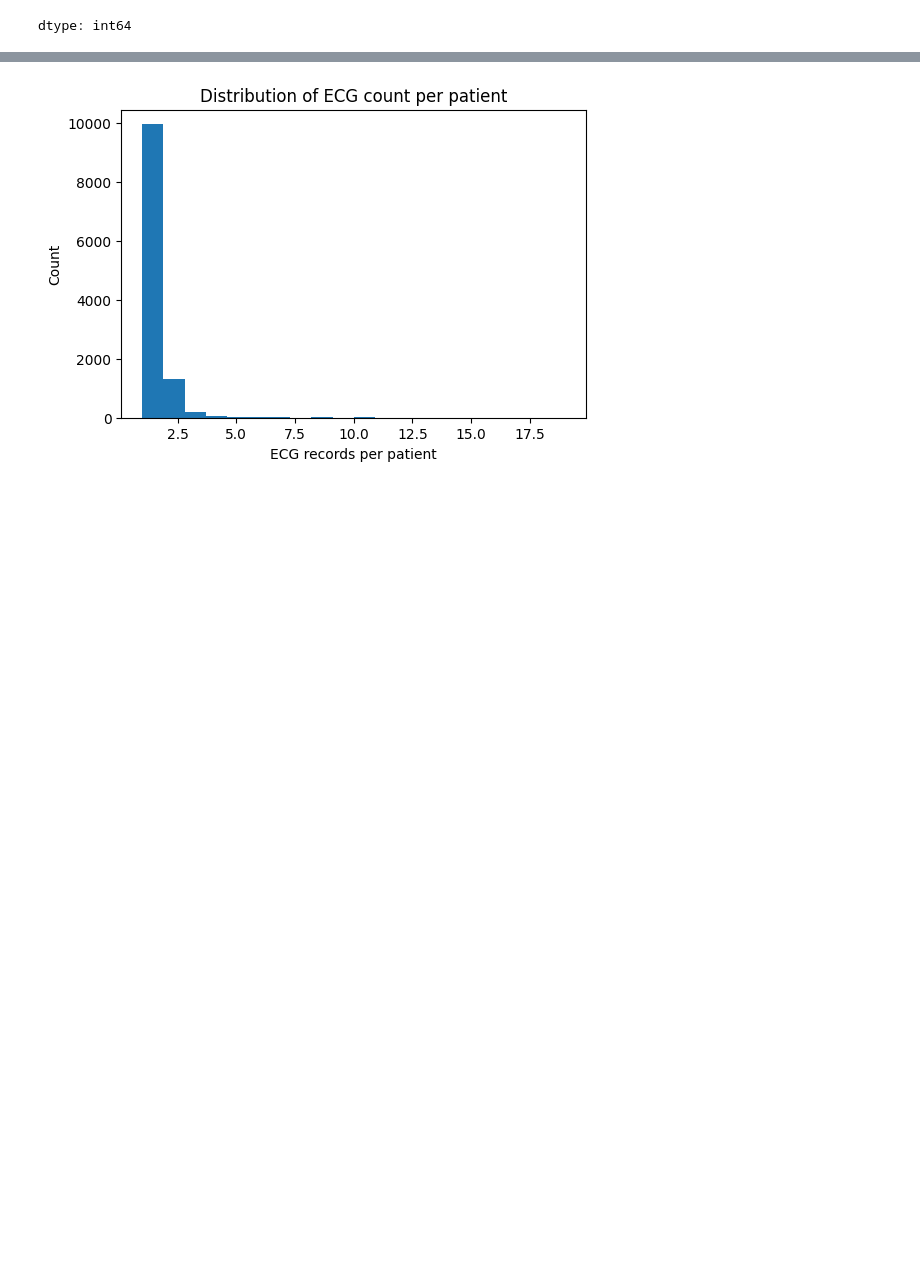
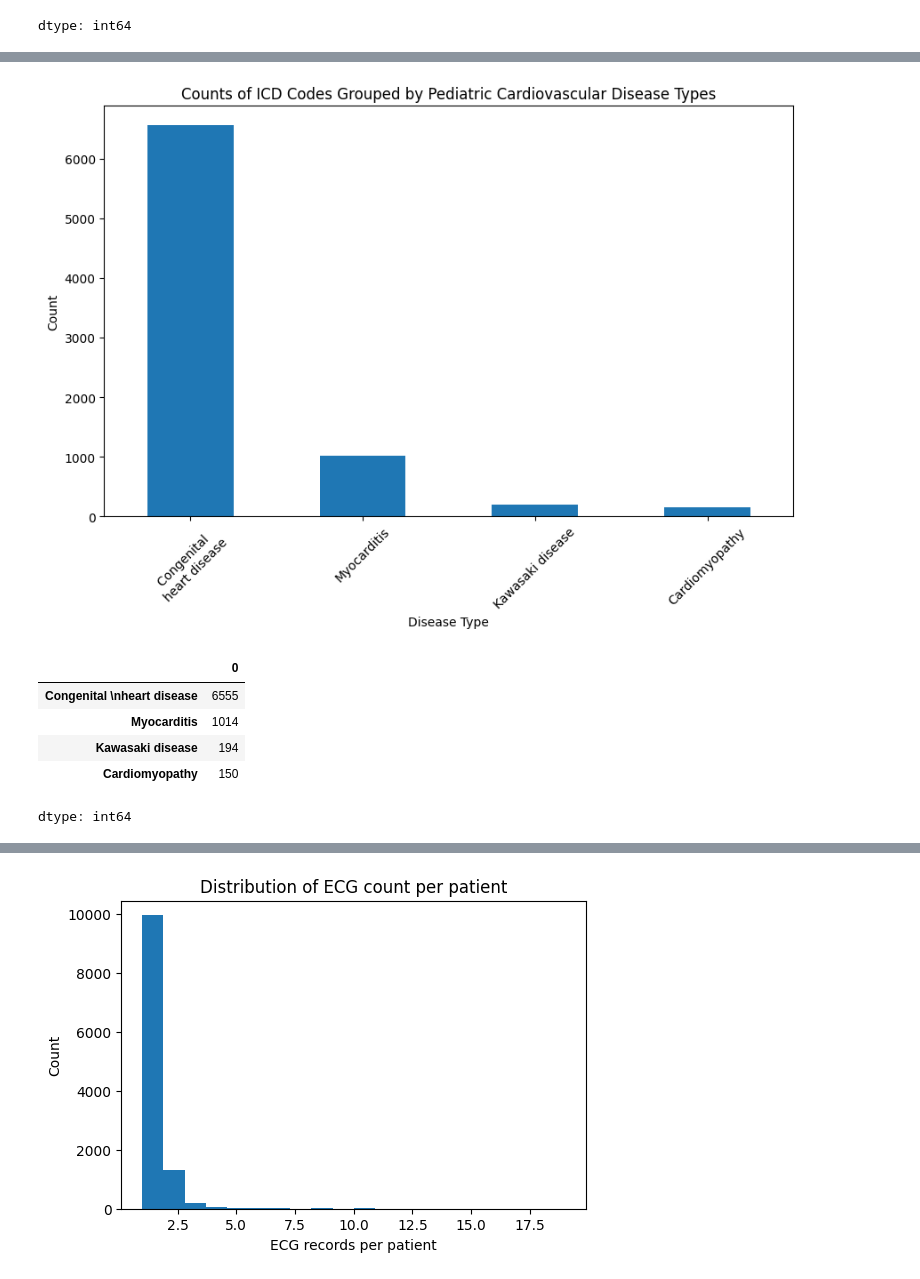
Before and after one commit to kiril-buga/Neural-Network-Training-Project, a Jupyter notebook: 1D_CNN_Multilabel_V1/DataExploration.ipynb, the cells around one changed output, grey strips where cells are left out. Cells and saved outputs as stored; diff of their text form; code cells hidden in the pictures; blank space fills up the shorter version.

```diff
--- a/1D_CNN_Multilabel_V1/DataExploration.ipynb
+++ b/1D_CNN_Multilabel_V1/DataExploration.ipynb
@@ -376,0 +375,76 @@ plt.show()
+# %%
+# === Load disease mapping from CSV ===
+df_map = pd.read_csv(DISEASE_PATH, encoding='latin1')
+
+# === Function to clean ICD codes as in preprocessing ===
+def clean_icd_str(icd):
+    icd = str(icd).strip().replace("'", "")
+    if ")" in icd:
+        icd = icd.split(")")[-1].strip()
+    return icd
+
+# Clean ICD codes in mapping file
+df_map["ICD_clean"] = df_map["ICD-10 Code"].apply(clean_icd_str)
+
+# === Create dictionary: ICD -> list of Disease Types ===
+icd_to_types = {}
+
+for _, row in df_map.iterrows():
+    icd = row["ICD_clean"]
+    dtype = row["Disease Type"]
+    icd_to_types.setdefault(icd, []).append(dtype)
+
+# === Load attributes dataset ===
+df_attr = pd.read_csv(ATTR_PATH)
+
+# === Function to clean ICD codes as in preprocessing ===
+def clean_icd_str(icd):
+    icd = str(icd).strip().replace("'", "")
+    if ")" in icd:
+        icd = icd.split(")")[-1].strip()
+    return icd
+
+# Extract ICD codes from dataset
+codes = (
+    df_attr["ICD-10 code"]
+    .dropna()
+    .astype(str)
+    .str.split(";")
+)
+
+# Clean and flatten ICD list
+clean_flat = []
+for lst in codes:
+    for x in lst:
+        cleaned = clean_icd_str(x)
+        clean_flat.append(cleaned)
+
+# === Count disease types, allowing multiple assignments ===
+type_counts = {}
+
+for icd in clean_flat:
+    if icd in icd_to_types:
+        types = icd_to_types[icd]
+        for t in types:
+            type_counts[t] = type_counts.get(t, 0) + 1
+
+type_counts = pd.Series(type_counts).sort_values(ascending=False)
+
+# === Plot ===
+plt.figure(figsize=(10,6))
+type_counts.plot(kind="bar")
+plt.title("Counts of ICD Codes Grouped by Pediatric Cardiovascular Disease Types")
+plt.xlabel("Disease Type")
+plt.ylabel("Count")
+plt.xticks(rotation=45)
+plt.show()
+
+type_counts
+# %% [output]
+[figure, added]
+|  | 0 |
+| Congenital \nheart disease | 6555 |
+| Myocarditis | 1014 |
+| Kawasaki disease | 194 |
+| Cardiomyopathy | 150 |
+dtype: int64
```
Also changed, not shown: parts of 6 cells of this notebook.
